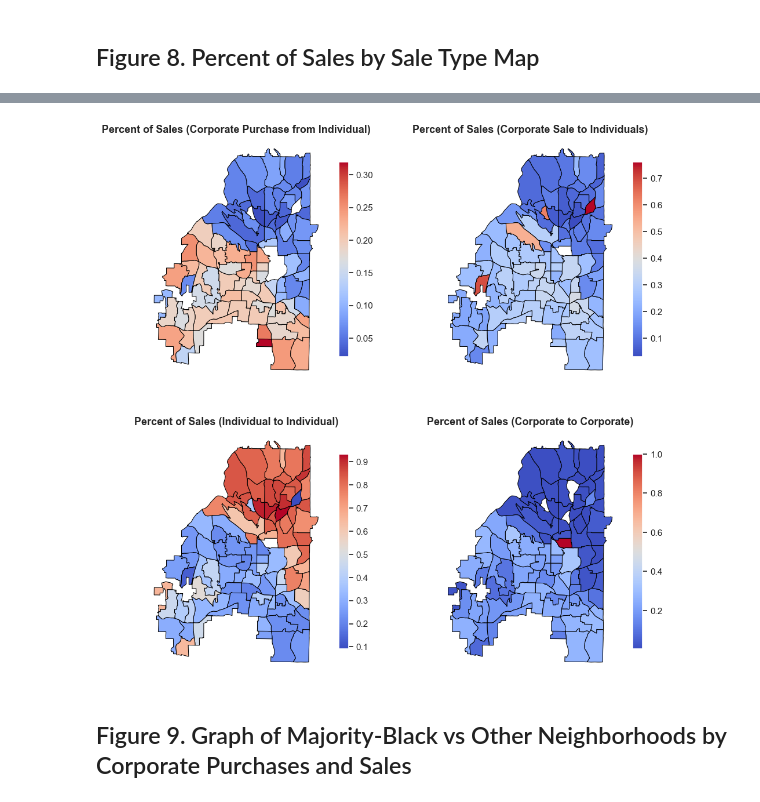
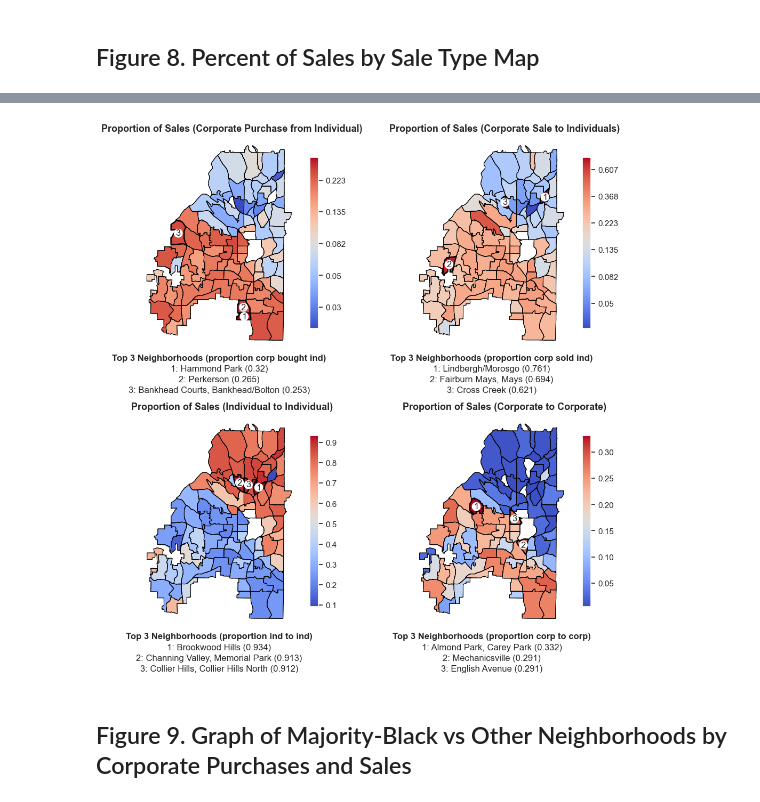
Before and after one commit to Nicholas-Polimeni/wealth-loss-sfr, a Jupyter notebook: paper.ipynb, the cells around one changed output, grey strips where cells are left out. Cells and saved outputs as stored; diff of their text form; code cells hidden in the pictures.

```diff
--- a/paper.ipynb
+++ b/paper.ipynb
@@ -647,0 +598,14 @@ atl_sales_summary.sort_values("Sales Per Parcel", ascending=False).head(5)
+# %%
+dfs = []
+
+dfs.append(calculate_counts(sales_atl, "Total Sales", group_col="neighborhood"))
+dfs.append(calculate_counts(invalid_atl, "Invalid Sales", group_col="neighborhood"))
+dfs.append(calculate_counts(digest_atl[digest_atl["TAXYR"] == 2022], "Total Parcels 2022", group_col="neighborhood"))
+
+atl_sales_summary = reduce(lambda left, right: pd.merge(left, right, on='neighborhood'), dfs)
+
+atl_sales_summary["Sales Per Parcel"] = atl_sales_summary["Total Sales"].divide(atl_sales_summary["Total Parcels 2022"], axis=0)
+atl_sales_summary["Percent Invalid Sales"] = atl_sales_summary["Invalid Sales"].divide(atl_sales_summary["Total Sales"], axis=0)
+atl_sales_summary = atl_sales_summary.merge(nsa_geo[["neighborhood", "geometry"]], on="neighborhood", how="left")
+
+atl_sales_summary.sort_values("Sales Per Parcel", ascending=False).head(3)
@@ -758,8 +737,8 @@ dfs = [] + [atl_sales_summary]
 
 sale_types = ["corp_bought_ind", "corp_sold_ind", "ind_to_ind", "corp_to_corp"]
 for sale in sale_types:
-    dfs.append(pd.DataFrame(atl_sales[
-        atl_sales[sale] == 1
+    dfs.append(pd.DataFrame(sales_atl[
+        sales_atl[sale] == 1
     ].groupby("neighborhood")["PARID"].count()).rename(columns={"PARID": f"Total {sale}"}).reset_index())
 
 atl_sales_summary = reduce(lambda left, right: pd.merge(left, right, on="neighborhood", how="left"), dfs)
@@ -780,36 +759,63 @@ atl_sales_summary.sort_values(by="Percent corp_bought_ind", ascending=False).hea
 # %%
-fig, ax = plt.subplots(2, 2, figsize=(12, 12))
+fig, ax = plt.subplots(2, 2, figsize=(12, 12), gridspec_kw={'wspace': .22, 'hspace': .3})
+
+highlight1 = [
+    "Hammond Park",
+    'Bankhead Courts, Bankhead/Bolton, Carroll Heights, Fairburn Heights, Old Gordon',
+]
+
+highlight2 = [
+    "Lindbergh/Morosgo",
+    "Carver Hills, Rockdale, Scotts Crossing, West Highlands",
+    "Fairburn Mays, Mays",
+]
+
+highlight3 = [
+    'Collier Hills, Collier Hills North, Colonial Homes',
+    'Grant Park, Oakland',
+]
+
+highlight4 = [
+    "Almond Park, Carey Park",
+    "Lakewood, Leila Valley, Norwood Manor, Rebel Valley Forest",
+]
 
 utils.map(
     atl_sales_summary,
     color="Percent corp_bought_ind",
-    title="Percent of Sales (Corporate Purchase from Individual)",
+    title="Proportion of Sales (Corporate Purchase from Individual)",
     nbhd_df=nsa_geo,
-    ax=ax[0][0]
+    ax=ax[0][0],
+    log=True,
+    highlight=highlight1
 )
 utils.map(
     atl_sales_summary,
     color="Percent corp_sold_ind",
-    title="Percent of Sales (Corporate Sale to Individuals)",
+    title="Proportion of Sales (Corporate Sale to Individuals)",
     nbhd_df=nsa_geo,
-    ax=ax[0][1]
+    ax=ax[0][1],
+    log=True,
+    highlight=highlight2
 )
 utils.map(
     atl_sales_summary,
     color="Percent ind_to_ind",
-    title="Percent of Sales (Individual to Individual)",
+    title="Proportion of Sales (Individual to Individual)",
     nbhd_df=nsa_geo,
-    ax=ax[1][0]
+    ax=ax[1][0],
+    highlight=highlight3
 )
 utils.map(
     atl_sales_summary,
     color="Percent corp_to_corp",
-    title="Percent of Sales (Corporate to Corporate)",
+    title="Proportion of Sales (Corporate to Corporate)",
     nbhd_df=nsa_geo,
-    ax=ax[1][1]
+    ax=ax[1][1],
+    highlight=highlight4
 )
 # %% [output]
-[figure, old version]
+[figure, new version]
 # %% [markdown]
 ## Figure 9. Graph of Majority-Black vs Other Neighborhoods by Corporate Purchases and Sales
 # %%
```
Also changed, not shown: parts of 123 cells of this notebook, 5 other files.
